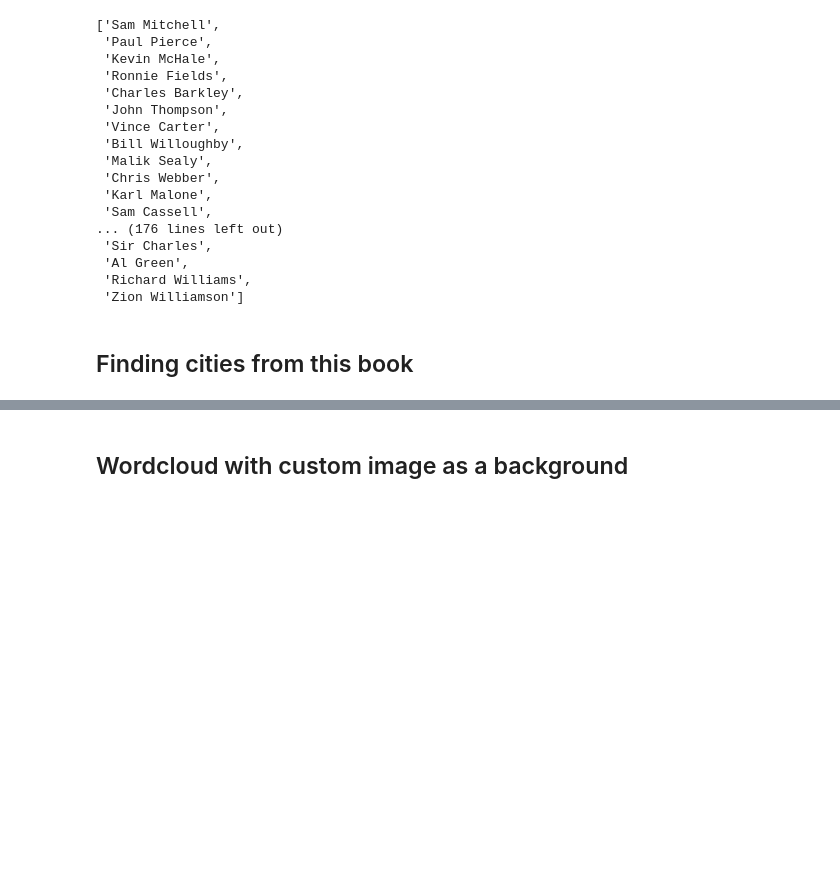
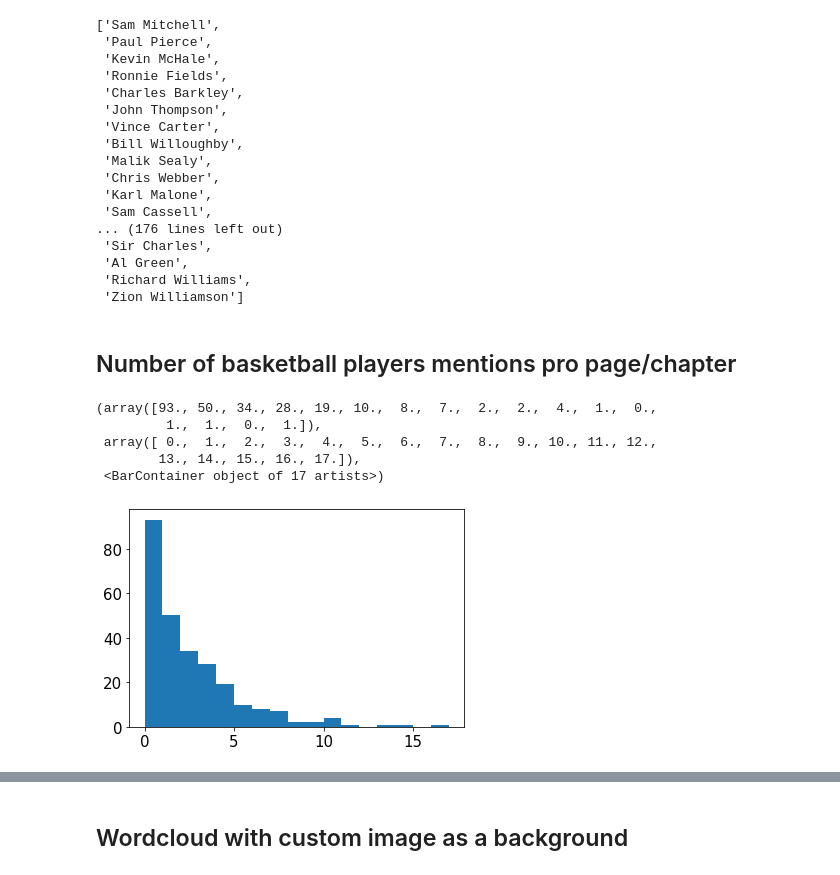
Before and after one commit to dpalatynski/DataAnalysis, a Jupyter notebook: book-analysis/book-analysis.ipynb, the cells around one changed output, grey strips where cells are left out. Saved outputs shown, nothing was run; the diff lists cells and outputs as text; code cells hidden in the pictures; blank space fills up the shorter version.

```diff
--- a/book-analysis/book-analysis.ipynb
+++ b/book-analysis/book-analysis.ipynb
@@ -347,7 +355,7 @@ basketball_players = []
 for player in possible_players:
     content = requests.get(url+player[0])
     soup = BeautifulSoup(content.text, 'html.parser')
-    if 'Found 0 hits that match your search' not in soup.text and player[0] in soup.text:
+    if 'Found 0 hits that match your search' not in soup.text and player[0] in soup.text and player != 'Hot Dog':
         basketball_players.append(player[0])
 # %%
 basketball_players
@@ -369,5 +377,22 @@ basketball_players
  'Al Green',
  'Richard Williams',
  'Zion Williamson']
-# %% [markdown]
-## Finding cities from this book
+# %% [markdown]
+## Number of basketball players mentions pro page/chapter
+# %%
+occurrences = []
+for page in pages:
+    occurrence = 0
+    for player in basketball_players:
+        occurrence += page.count(player)
+
+    occurrences.append(occurrence)
+# %%
+plt.hist(occurrences, bins=max(occurrences))
+# %% [output]
+(array([93., 50., 34., 28., 19., 10.,  8.,  7.,  2.,  2.,  4.,  1.,  0.,
+         1.,  1.,  0.,  1.]),
+ array([ 0.,  1.,  2.,  3.,  4.,  5.,  6.,  7.,  8.,  9., 10., 11., 12.,
+        13., 14., 15., 16., 17.]),
+ <BarContainer object of 17 artists>)
+[figure, added]
```
Also changed, not shown: parts of 22 cells of this notebook.
